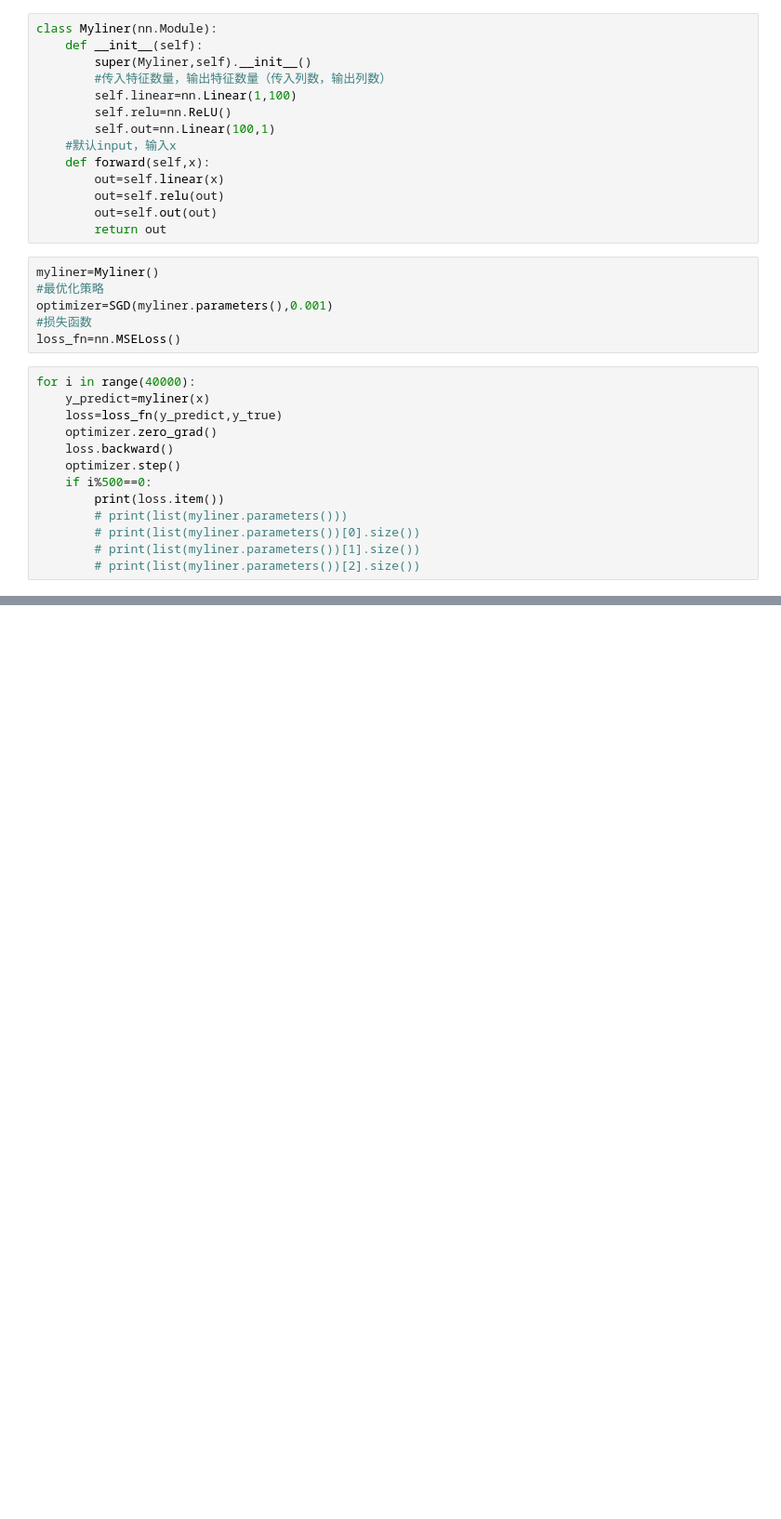
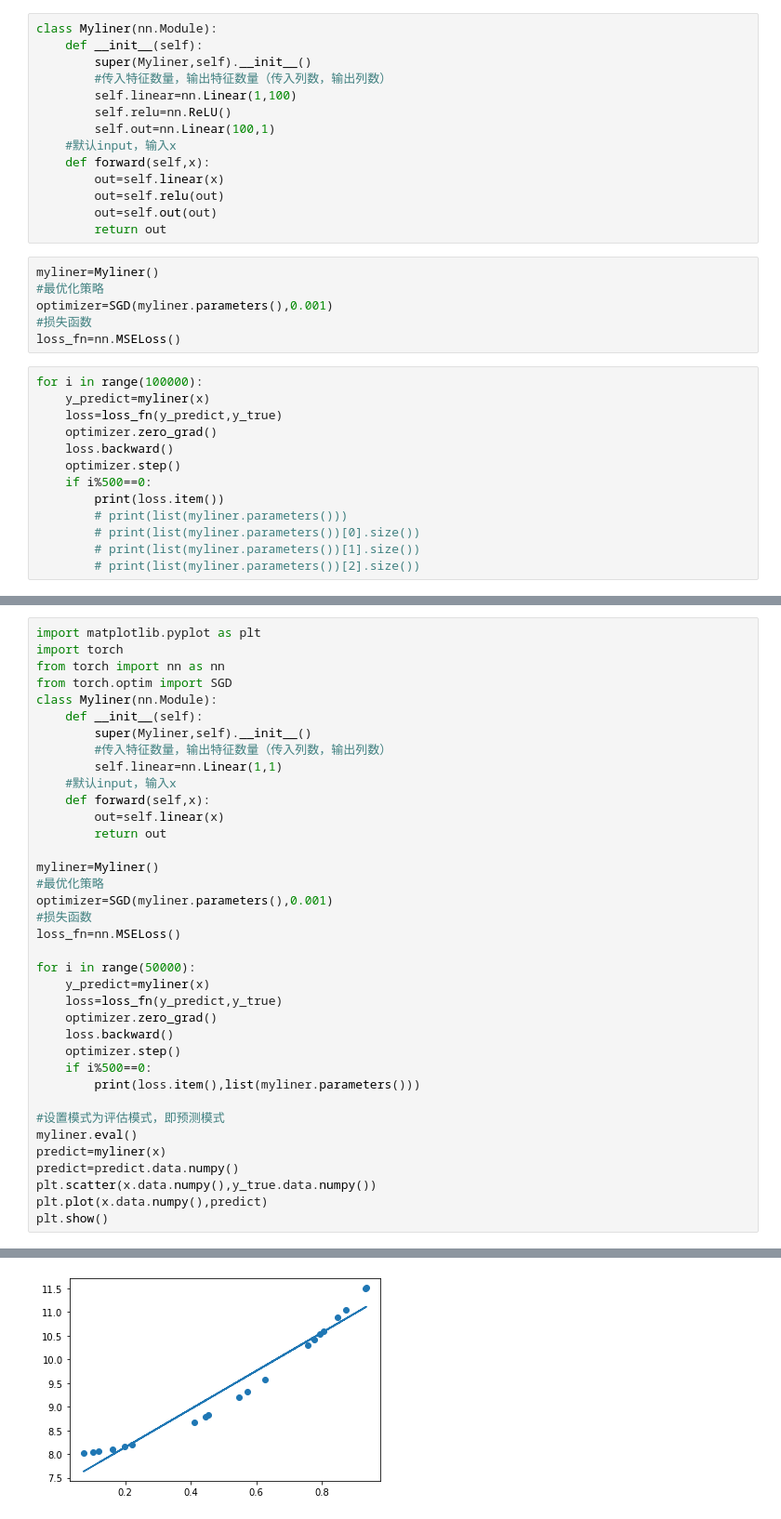
Before and after one commit to 3364fy/Python_Pro, a Jupyter notebook: 自然语言处理/pytorch基础/线性回归_.ipynb, the cells around one changed output, grey strips where cells are left out. Shown at 93% size. Drawn from its saved outputs; the diff is of its cells as text; blank space fills up the shorter version.

```diff
--- a/自然语言处理/pytorch基础/线性回归_.ipynb
+++ b/自然语言处理/pytorch基础/线性回归_.ipynb
@@ -126,7 +140,7 @@ optimizer=SGD(myliner.parameters(),0.001)
 #损失函数
 loss_fn=nn.MSELoss()
 # %%
-for i in range(40000):
+for i in range(100000):
     y_predict=myliner(x)
     loss=loss_fn(y_predict,y_true)
     optimizer.zero_grad()
@@ -148,0 +183,38 @@ plt.show()
+# %%
+import matplotlib.pyplot as plt
+import torch
+from torch import nn as nn
+from torch.optim import SGD
+class Myliner(nn.Module):
+    def __init__(self):
+        super(Myliner,self).__init__()
+        #传入特征数量，输出特征数量（传入列数，输出列数）
+        self.linear=nn.Linear(1,1)
+    #默认input，输入x
+    def forward(self,x):
+        out=self.linear(x)
+        return out
+
+myliner=Myliner()
+#最优化策略
+optimizer=SGD(myliner.parameters(),0.001)
+#损失函数
+loss_fn=nn.MSELoss()
+
+for i in range(50000):
+    y_predict=myliner(x)
+    loss=loss_fn(y_predict,y_true)
+    optimizer.zero_grad()
+    loss.backward()
+    optimizer.step()
+    if i%500==0:
+        print(loss.item(),list(myliner.parameters()))
+
+#设置模式为评估模式，即预测模式
+myliner.eval()
+predict=myliner(x)
+predict=predict.data.numpy()
+plt.scatter(x.data.numpy(),y_true.data.numpy())
+plt.plot(x.data.numpy(),predict)
+plt.show()
+# %% [output]
@@ -148,0 +238 @@ plt.show()
+[figure, added]
```
Also changed, not shown: parts of 20 cells of this notebook, 18 other files.
